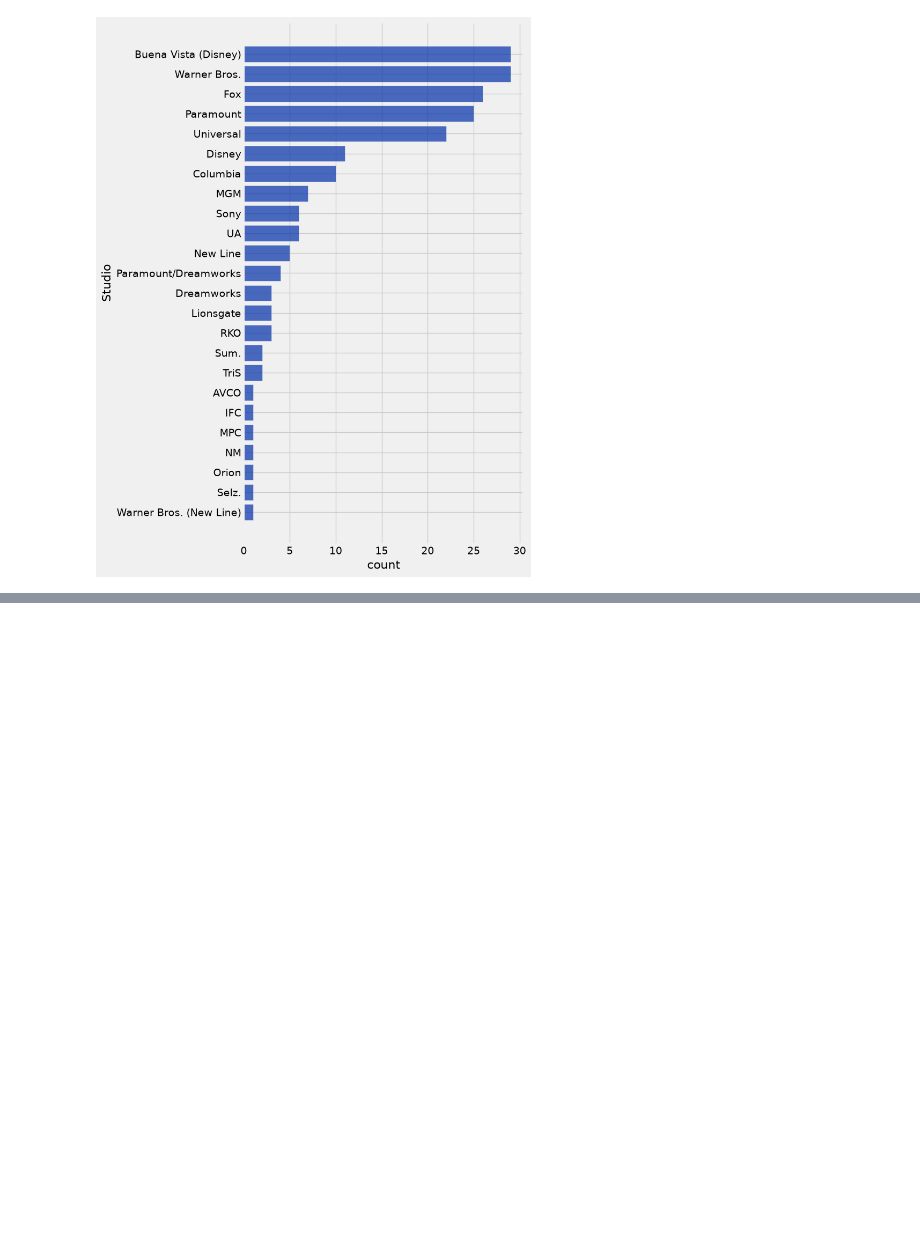
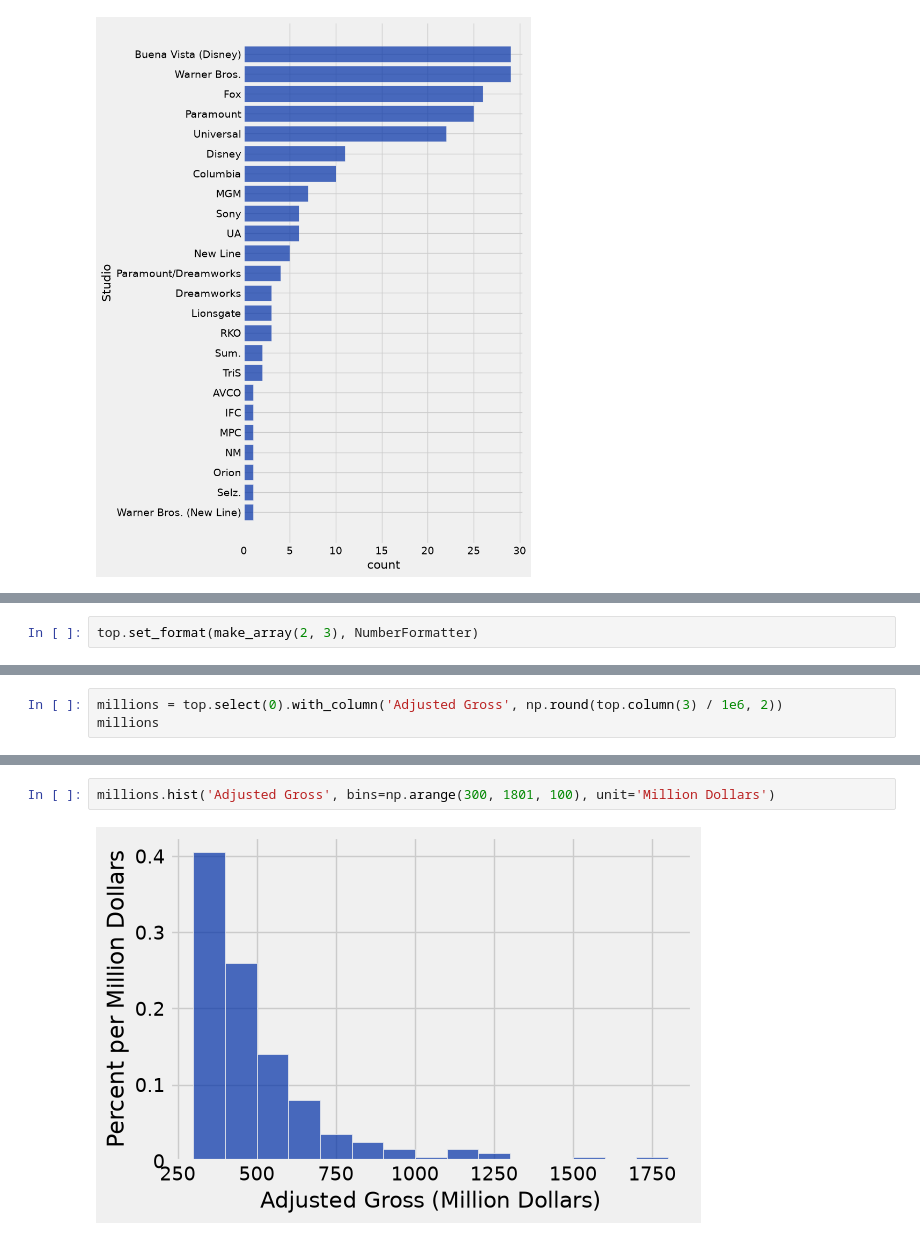
Before and after one commit to lawtonsclass/f26-code-from-class, a Jupyter notebook: data8/ch07.ipynb, the cells around one changed output, grey strips where cells are left out. Drawn from its saved outputs; the diff is of its cells as text; blank space fills up the shorter version.

```diff
--- a/data8/ch07.ipynb
+++ b/data8/ch07.ipynb
@@ -212,0 +296,2 @@ studio_distribution.sort('count', descending=True).barh('Studio')
+# %%
+top.set_format(make_array(2, 3), NumberFormatter)
@@ -212,0 +311,3 @@ studio_distribution.sort('count', descending=True).barh('Studio')
+# %%
+millions = top.select(0).with_column('Adjusted Gross', np.round(top.column(3) / 1e6, 2))
+millions
@@ -212,0 +373,4 @@ studio_distribution.sort('count', descending=True).barh('Studio')
+# %%
+millions.hist('Adjusted Gross', bins=np.arange(300, 1801, 100), unit='Million Dollars')
+# %% [output]
+[figure, added]
```
Also changed, not shown: parts of 18 cells of this notebook.
